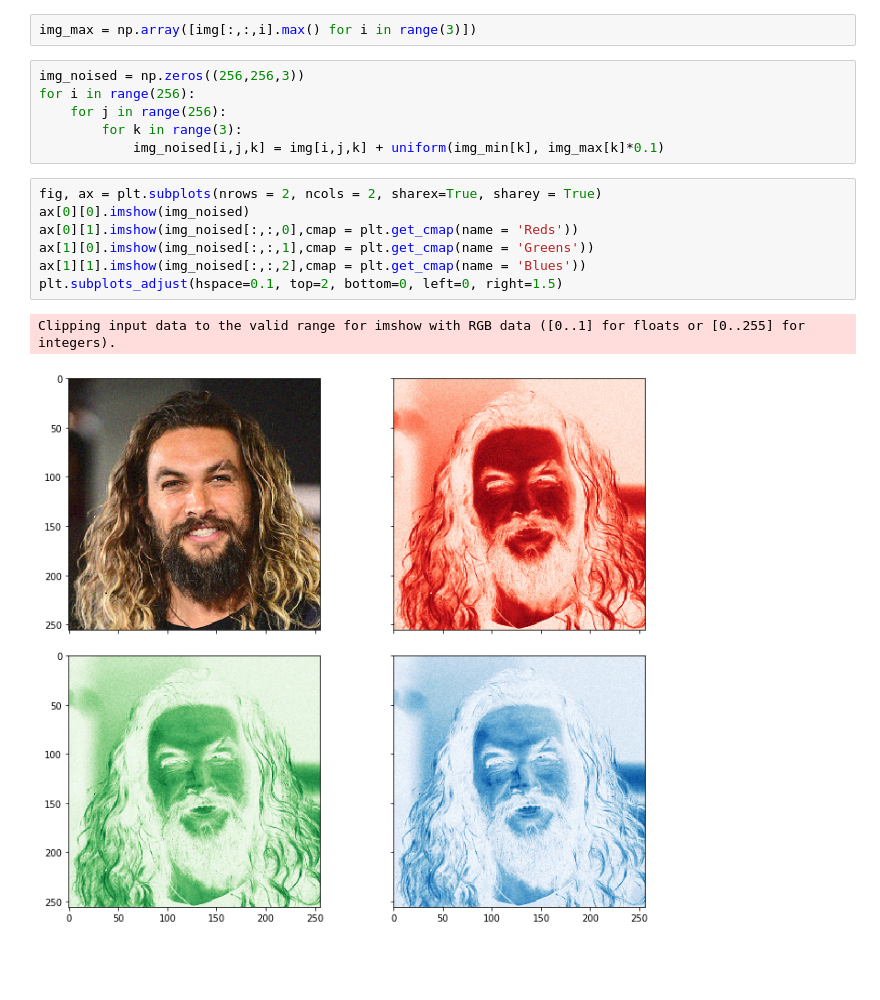
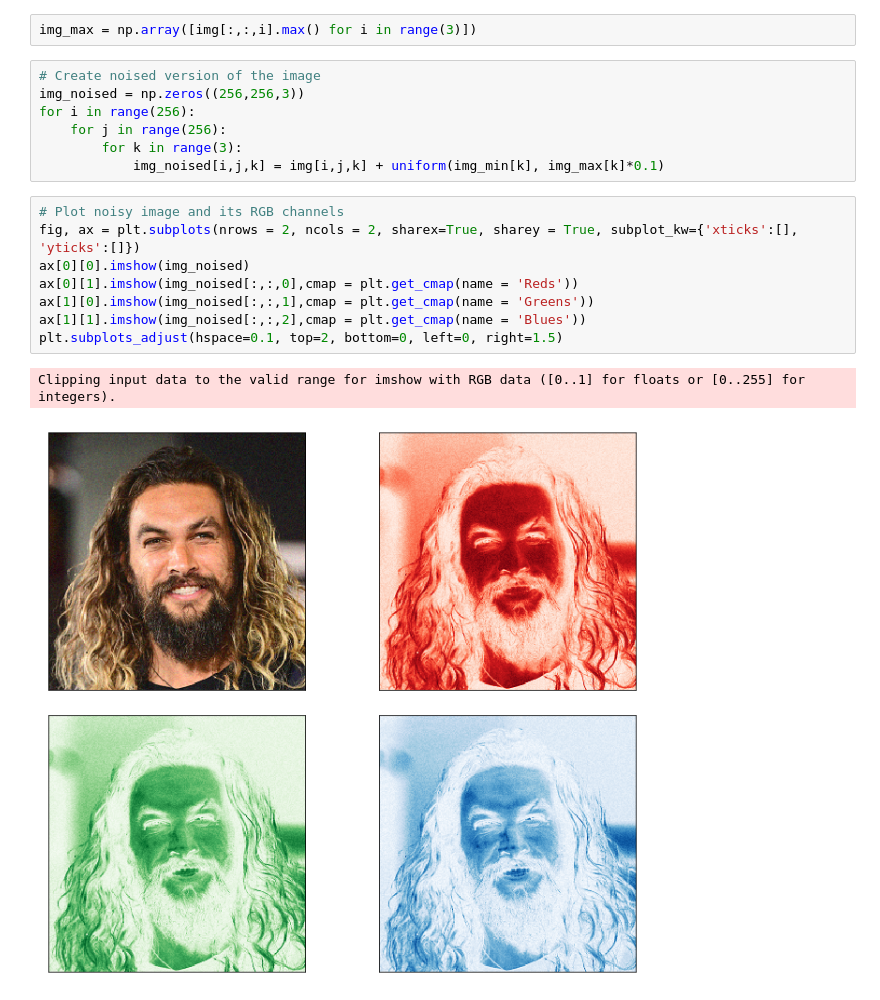
Before and after one commit to BU-IE-582/fall19-omarburk, a Jupyter notebook: IE582_HW2.ipynb, the cells around one changed output. Cells and saved outputs as stored; diff of their text form; blank space fills up the shorter version.

Commit message:
Last version of HW2

```diff
--- a/IE582_HW2.ipynb
+++ b/IE582_HW2.ipynb
@@ -150,19 +181,21 @@ img_min = np.array([img[:,:,i].min() for i in range(3)])
 # %%
 img_max = np.array([img[:,:,i].max() for i in range(3)])
 # %%
+# Create noised version of the image
 img_noised = np.zeros((256,256,3))
 for i in range(256):
     for j in range(256):
         for k in range(3):
             img_noised[i,j,k] = img[i,j,k] + uniform(img_min[k], img_max[k]*0.1)
 # %%
-fig, ax = plt.subplots(nrows = 2, ncols = 2, sharex=True, sharey = True)
+# Plot noisy image and its RGB channels
+fig, ax = plt.subplots(nrows = 2, ncols = 2, sharex=True, sharey = True, subplot_kw={'xticks':[], 'yticks':[]})
 ax[0][0].imshow(img_noised)
 ax[0][1].imshow(img_noised[:,:,0],cmap = plt.get_cmap(name = 'Reds'))
 ax[1][0].imshow(img_noised[:,:,1],cmap = plt.get_cmap(name = 'Greens'))
 ax[1][1].imshow(img_noised[:,:,2],cmap = plt.get_cmap(name = 'Blues'))
 plt.subplots_adjust(hspace=0.1, top=2, bottom=0, left=0, right=1.5)
 # %% [output]
 Clipping input data to the valid range for imshow with RGB data ([0..1] for floats or [0..255] for integers).
-[figure, old version]
+[figure, new version]
 # %%
```
Also changed, not shown: parts of 39 cells of this notebook, 1 other file.
